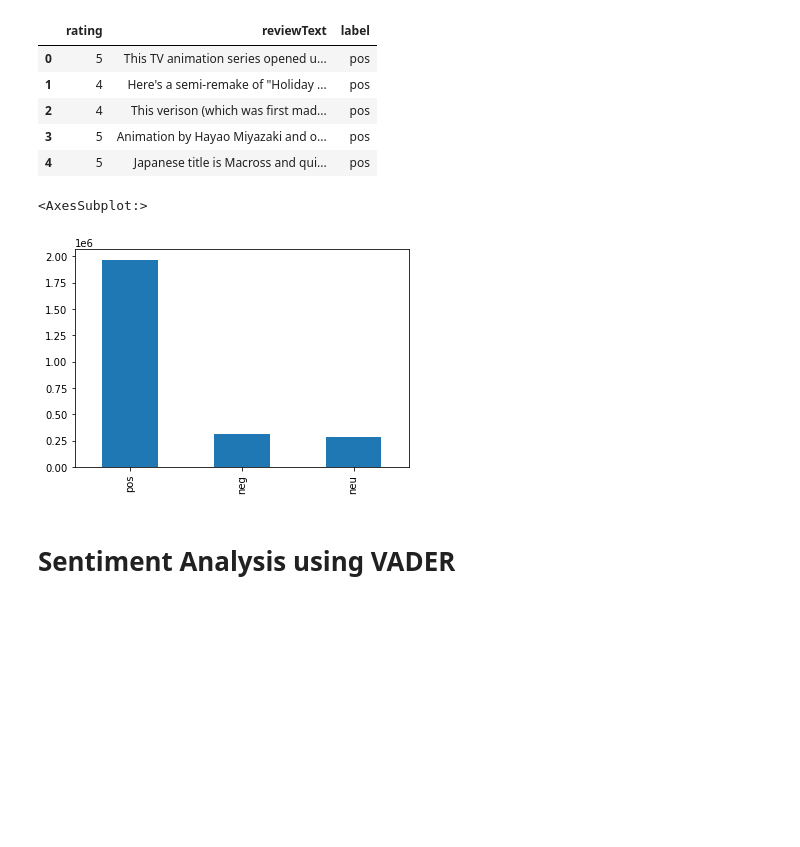
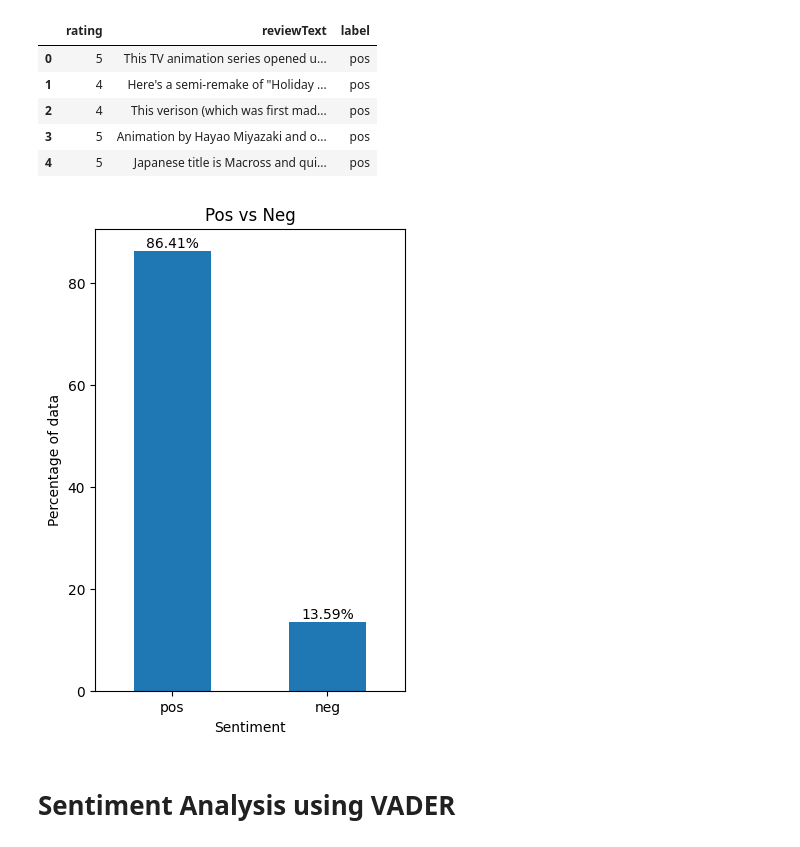
Before and after one commit to BubbleTee97/Time-Series, a Jupyter notebook: xxxv3.ipynb, the cells around one changed output. Drawn from its saved outputs; the diff is of its cells as text; code cells hidden in the pictures; blank space fills up the shorter version.

```diff
--- a/xxxv3.ipynb
+++ b/xxxv3.ipynb
@@ -391,5 +386,7 @@ df1.head(2)
 # Moving onto NLP
 # %%
 df_nlp = df1[['rating','reviewText']]
+# %%
+df_nlp = df_nlp.loc[df_nlp['rating'] != 3]
 # %%
 df_nlp = df_nlp.reset_index(drop=True)
@@ -397,8 +402,6 @@ df_nlp = df_nlp.reset_index(drop=True)
 def get_sentiment(rating):
     if rating <= 2:
         return 'neg'
-    if rating == 3:
-        return 'neu'
     else:
         return 'pos'
 # %%
@@ -412,12 +415,29 @@ df_nlp.head()
 | 2 | 4 | This verison (which was first mad... | pos |
 | 3 | 5 | Animation by Hayao Miyazaki and o... | pos |
 | 4 | 5 | Japanese title is Macross and qui... | pos |
-# %%
-df_nlp['sentiment'].value_counts().plot(kind='bar')
-# Add title, labels and % for each bar
-# %% [output]
-<AxesSubplot:>
-[figure, removed]
+# %%
+# create the bar plot
+plt.figure(figsize=(4,6))
+ax = df_nlp['label'].value_counts(normalize=True).mul(100).round(2).plot(kind='bar', rot=0)
+
+# set the x-axis label
+ax.set_xlabel('Sentiment')
+
+# set the y-axis label
+ax.set_ylabel('Percentage of data')
+
+# set the title of the plot
+ax.set_title('Pos vs Neg')
+
+# add a % sign to each bar
+for p in ax.patches:
+    ax.annotate(str(p.get_height()) + '%', (p.get_x() + p.get_width() / 2, p.get_height()),
+                ha='center', va='center', xytext=(0, 5), textcoords='offset points')
+
+# show the plot
+plt.show()
+# %% [output]
+[figure, added]
 # %% [markdown]
 # Sentiment Analysis using VADER
 # %%
```
Also changed, not shown: parts of 42 cells of this notebook, 2 other files.
